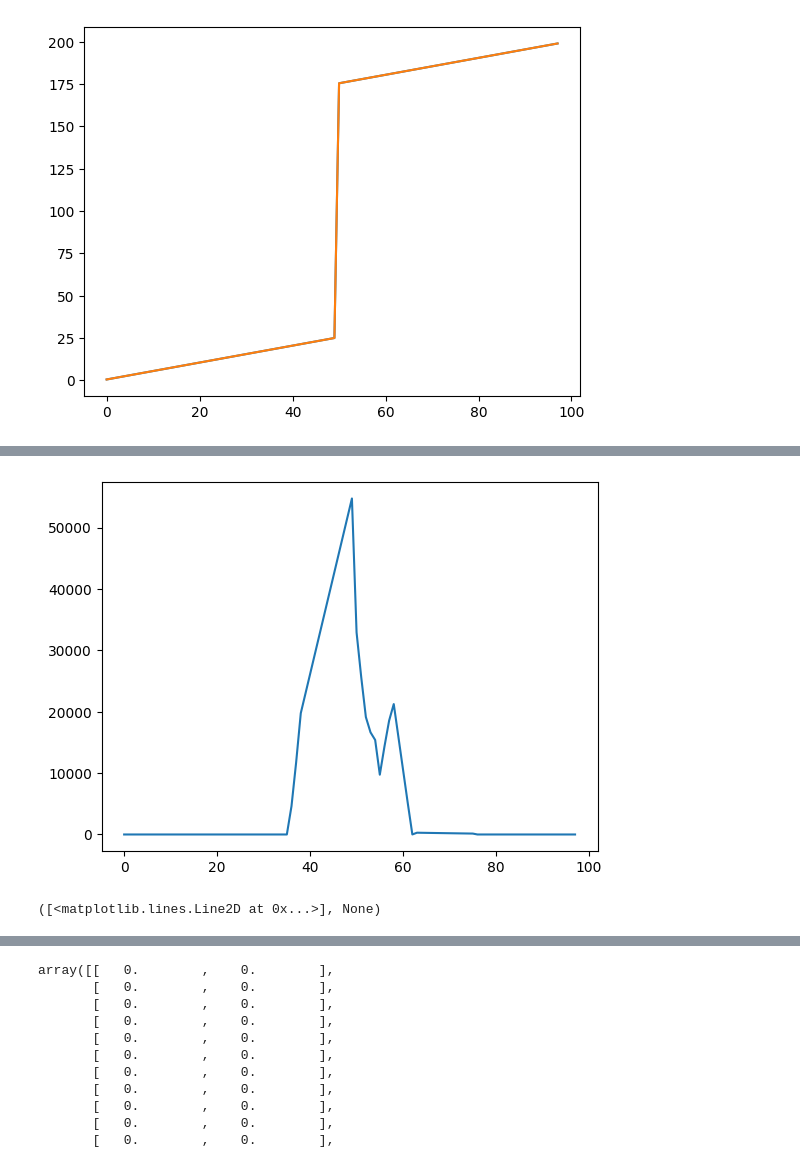
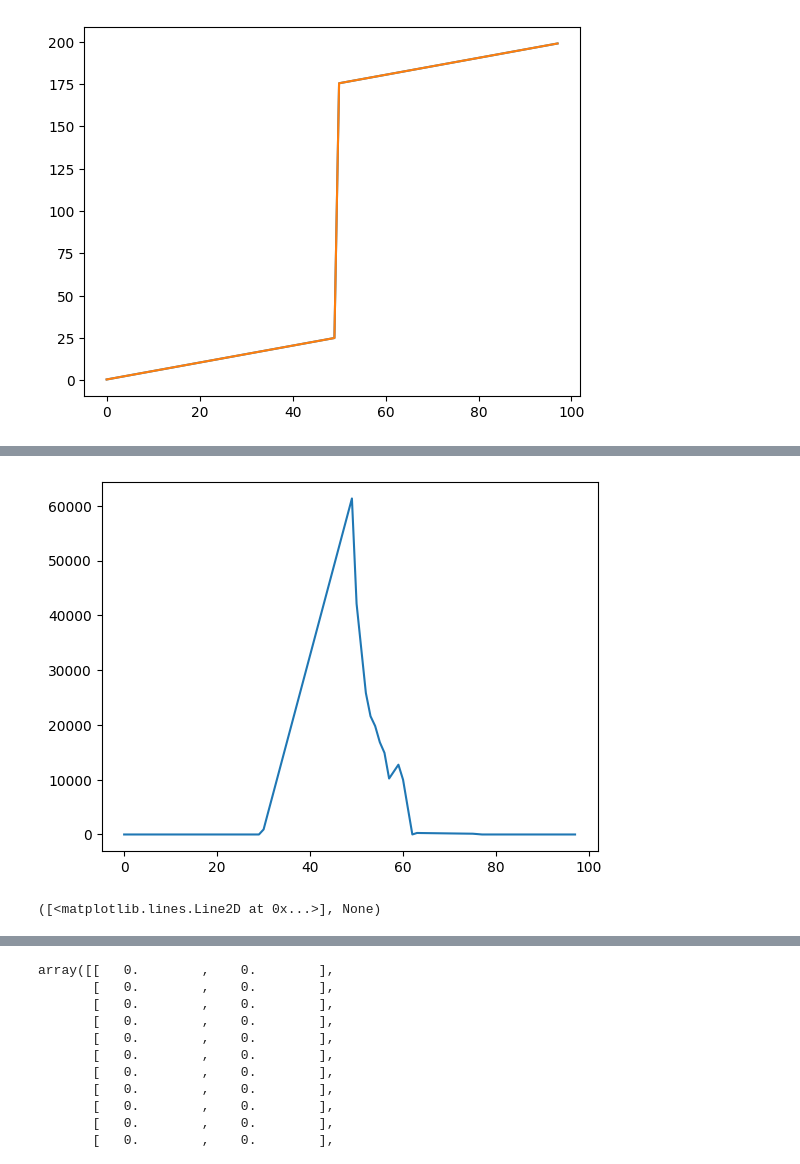
Before and after one commit to landlab/egbelem, a Jupyter notebook: EGBE_nb/EGBE_nb.ipynb, the cells around one changed output, grey strips where cells are left out. Cells and saved outputs as stored; diff of their text form; code cells hidden in the pictures.

```diff
--- a/EGBE_nb/EGBE_nb.ipynb
+++ b/EGBE_nb/EGBE_nb.ipynb
@@ -131,8 +131,8 @@ plt.plot(grid.at_node['soil__depth'][grid.core_nodes]),plt.show()
 ([<matplotlib.lines.Line2D at 0x...>], None)
 # %%
-plt.plot(grid.at_node['grains__weight'][grid.core_nodes,0]),plt.show()
+plt.plot(grid.at_node['grains__weight'][grid.core_nodes,1]),plt.show()
 # %% [output]
-[figure, old version]
+[figure, new version]
 ([<matplotlib.lines.Line2D at 0x...>], None)
 # %%
 plt.plot(grid.at_node['grains__weight'][grid.core_nodes,0])
```
Also changed, not shown: parts of 5 cells of this notebook.
